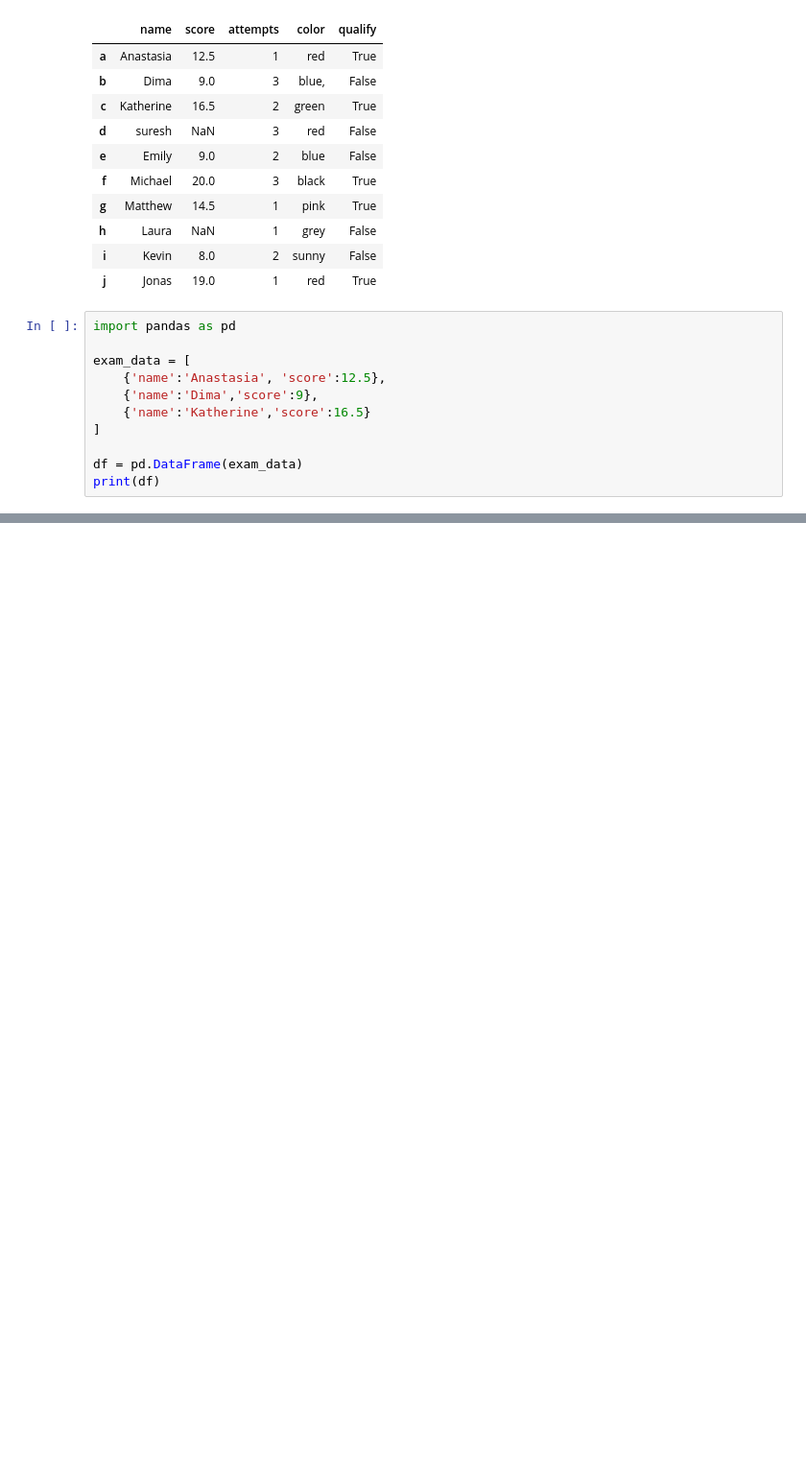
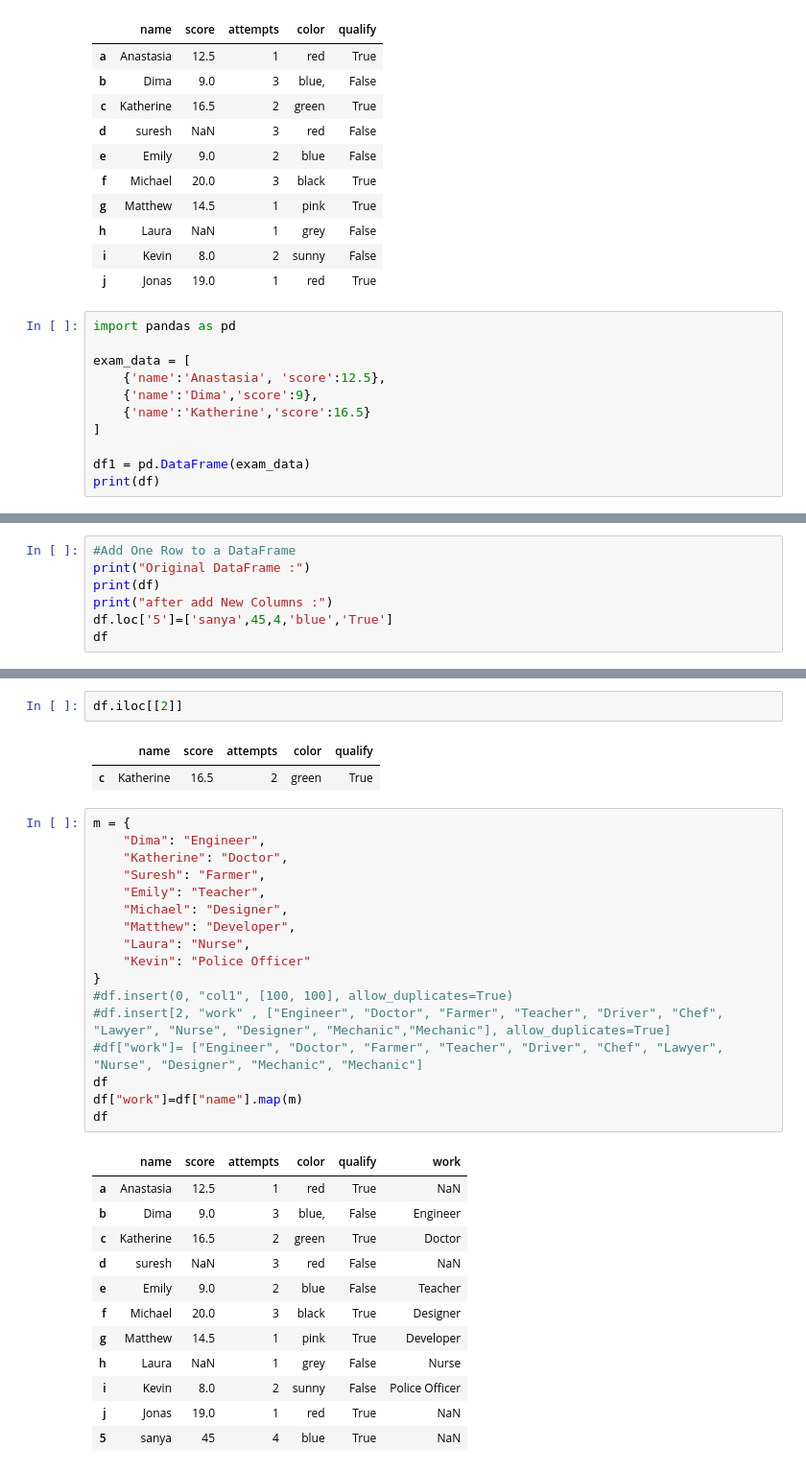
Before and after one commit to Sanya-Katiyar-Eng/W3schools_problem-s_solution, a Jupyter notebook: Solved_problem/pandas.ipynb, the cells around one changed output, grey strips where cells are left out. Shown at 96% size. Saved outputs shown, nothing was run; the diff lists cells and outputs as text; blank space fills up the shorter version.

```diff
--- a/Solved_problem/pandas.ipynb
+++ b/Solved_problem/pandas.ipynb
@@ -510,6 +510,6 @@ exam_data = [
     {'name':'Katherine','score':16.5}
 ]
 
-df = pd.DataFrame(exam_data)
+df1 = pd.DataFrame(exam_data)
 print(df)
 # %% [output]
@@ -540,0 +570,7 @@ df.rename(columns={'name':'col1','score':'col2'})
+# %%
+#Add One Row to a DataFrame
+print("Original DataFrame :")
+print(df)
+print("after add New Columns :")
+df.loc['5']=['sanya',45,4,'blue','True']
+df
@@ -540,0 +622,35 @@ df.rename(columns={'name':'col1','score':'col2'})
+# %%
+df.iloc[[2]]
+# %% [output]
+|  | name | score | attempts | color | qualify |
+| c | Katherine | 16.5 | 2 | green | True |
+# %%
+m = {
+    "Dima": "Engineer",
+    "Katherine": "Doctor",
+    "Suresh": "Farmer",
+    "Emily": "Teacher",
+    "Michael": "Designer",
+    "Matthew": "Developer",
+    "Laura": "Nurse",
+    "Kevin": "Police Officer"
+}
+#df.insert(0, "col1", [100, 100], allow_duplicates=True)
+#df.insert[2, "work" , ["Engineer", "Doctor", "Farmer", "Teacher", "Driver", "Chef", "Lawyer", "Nurse", "Designer", "Mechanic","Mechanic"], allow_duplicates=True]
+#df["work"]= ["Engineer", "Doctor", "Farmer", "Teacher", "Driver", "Chef", "Lawyer", "Nurse", "Designer", "Mechanic", "Mechanic"]
+df
+df["work"]=df["name"].map(m)
+df
+# %% [output]
+|  | name | score | attempts | color | qualify | work |
+| a | Anastasia | 12.5 | 1 | red | True | NaN |
+| b | Dima | 9.0 | 3 | blue, | False | Engineer |
+| c | Katherine | 16.5 | 2 | green | True | Doctor |
+| d | suresh | NaN | 3 | red | False | NaN |
+| e | Emily | 9.0 | 2 | blue | False | Teacher |
+| f | Michael | 20.0 | 3 | black | True | Designer |
+| g | Matthew | 14.5 | 1 | pink | True | Developer |
+| h | Laura | NaN | 1 | grey | False | Nurse |
+| i | Kevin | 8.0 | 2 | sunny | False | Police Officer |
+| j | Jonas | 19.0 | 1 | red | True | NaN |
+| 5 | sanya | 45 | 4 | blue | True | NaN |
```
Also changed, not shown: parts of 14 cells of this notebook.
